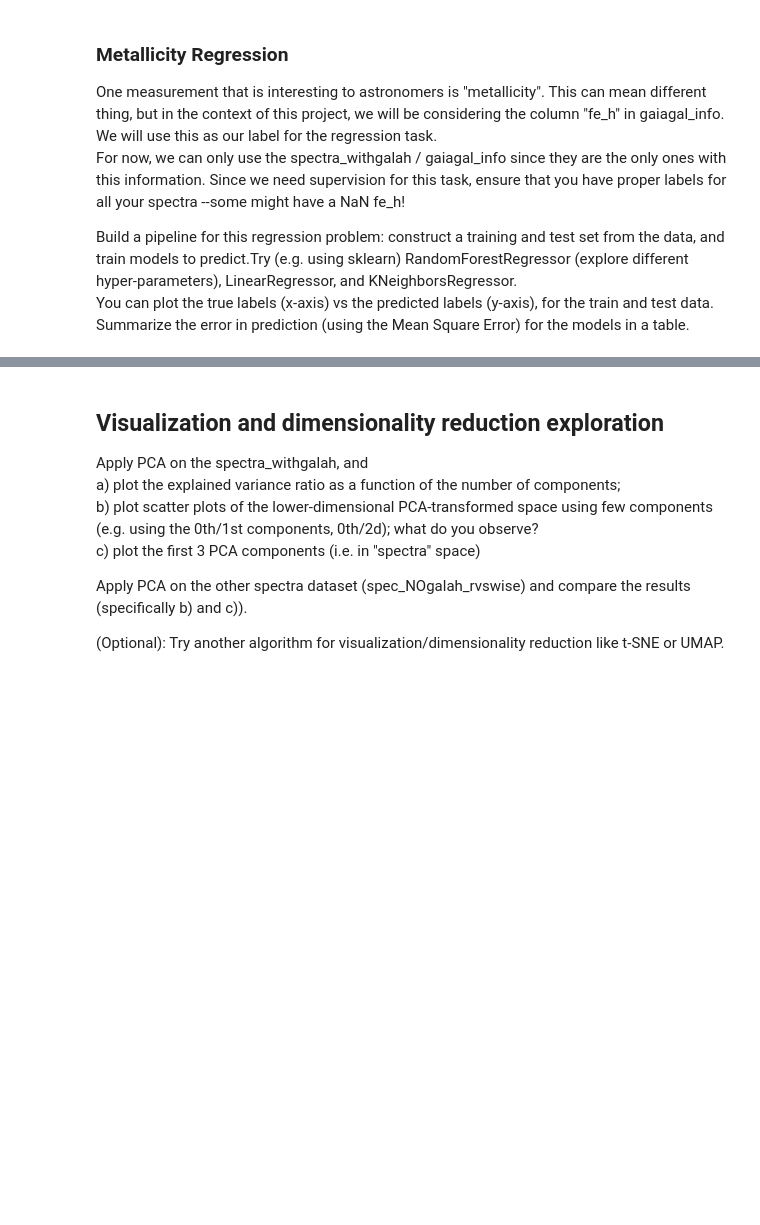
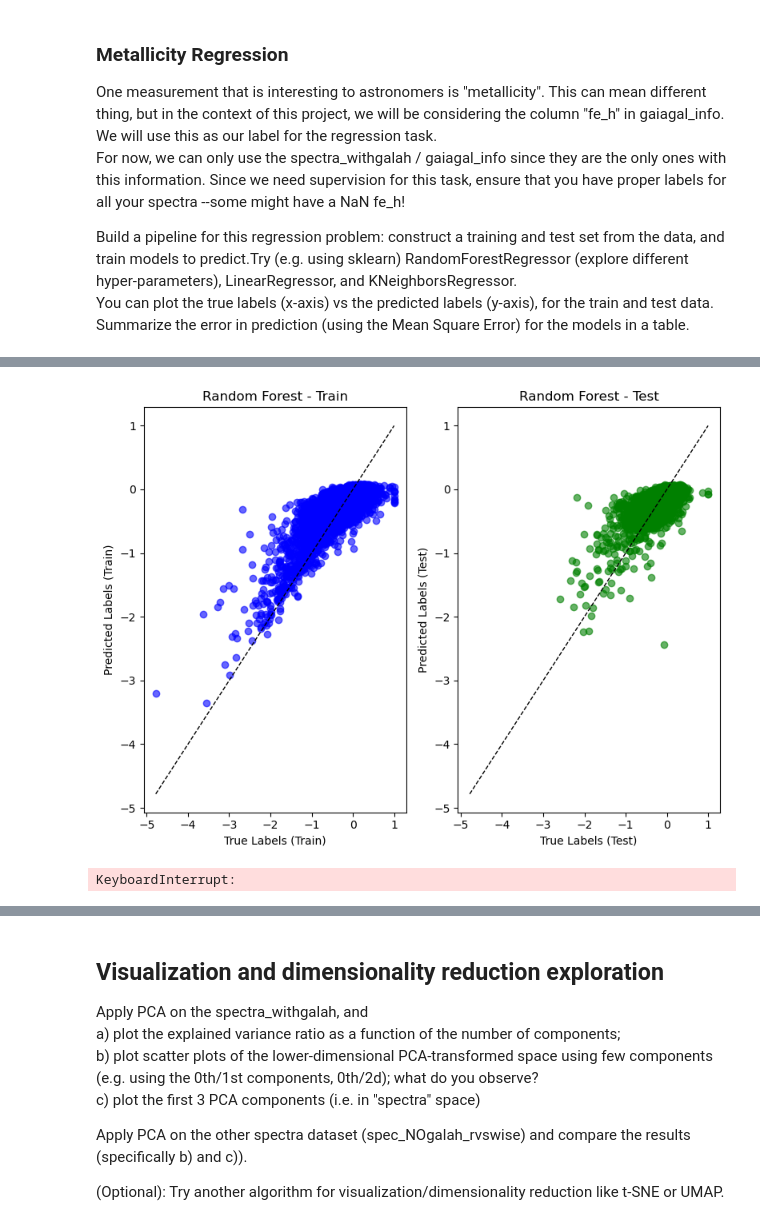
Before and after one commit to JackBlueBird/MHPC.ML.Group.Project.Team.2, a Jupyter notebook: Project2.ipynb, the cells around one changed output, grey strips where cells are left out. Drawn from its saved outputs; the diff is of its cells as text; code cells hidden in the pictures; blank space fills up the shorter version.

```diff
--- a/Project2.ipynb
+++ b/Project2.ipynb
@@ -126,0 +349,49 @@ Summarize the error in prediction (using the Mean Square Error) for the models i
+# %%
+# Plot true vs predicted for both
+plt.figure(figsize=(8, 6))
+
+# Reference line (perfect prediction line)
+min_val = min(y.min(), y_train_pred.min(), y_test_pred.min())
+max_val = max(y.max(), y_train_pred.max(), y_test_pred.max())
+
+# --- Train plot ---
+plt.subplot(1, 2, 1)
+plt.scatter(y_train, y_train_pred, color='blue', alpha=0.6)
+plt.plot([min_val, max_val], [min_val, max_val], 'k--', lw=1)
+plt.xlabel("True Labels (Train)")
+plt.ylabel("Predicted Labels (Train)")
+plt.title("Random Forest - Train")
+
+# --- Test plot ---
+plt.subplot(1, 2, 2)
+plt.scatter(y_test, y_test_pred, color='green', alpha=0.6)
+plt.plot([min_val, max_val], [min_val, max_val], 'k--', lw=1)
+plt.xlabel("True Labels (Test)")
+plt.ylabel("Predicted Labels (Test)")
+plt.title("Random Forest - Test")
+
+plt.tight_layout()
+plt.show()
+# %% [output]
+[figure, added]
+# %%
+%%time
+# Train the K-Nearest Neighbors Regressor
+knn = KNeighborsRegressor(n_neighbors=5, n_jobs=8)
+knn.fit(X_train, y_train)
+
+# Predict on train and test sets
+y_train_pred = knn.predict(X_train)
+y_test_pred = knn.predict(X_test)
+
+# Predict for train and test sets
+y_train_pred = model.predict(X_train)
+y_test_pred = model.predict(X_test)
+
+# model evaluation
+print("KNN regression")
+print('  mean_squared_error : ', mean_squared_error(y_test, y_test_pred))
+print('  mean_absolute_error : ', mean_absolute_error(y_test, y_test_pred))
+print("  R^2 Score:", r2_score(y_test, y_test_pred))
+# %% [output]
+KeyboardInterrupt:
```
Also changed, not shown: parts of 25 cells of this notebook.
